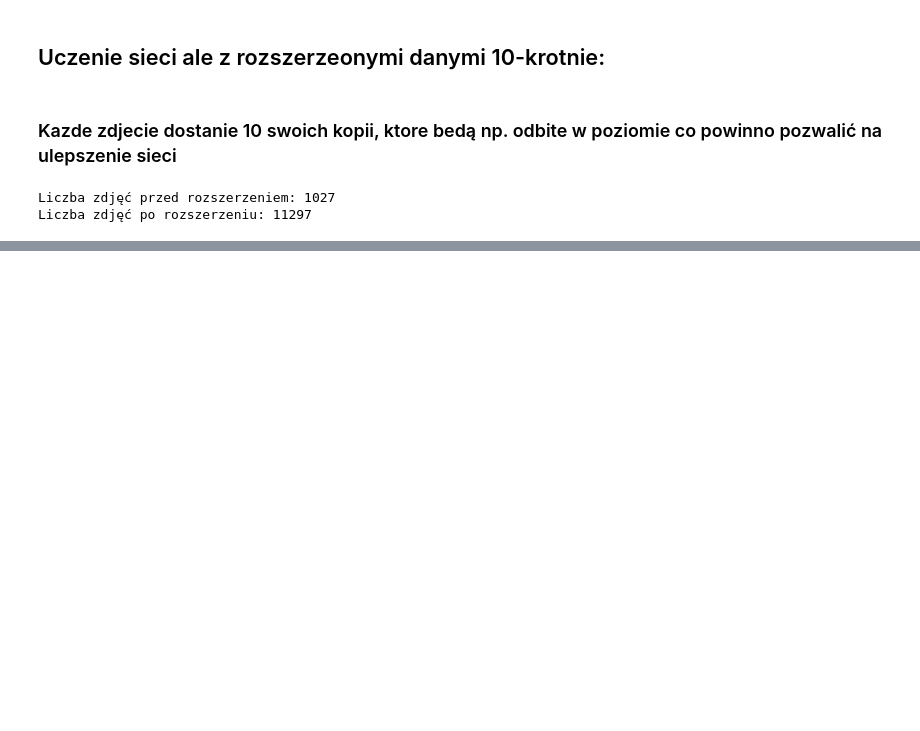
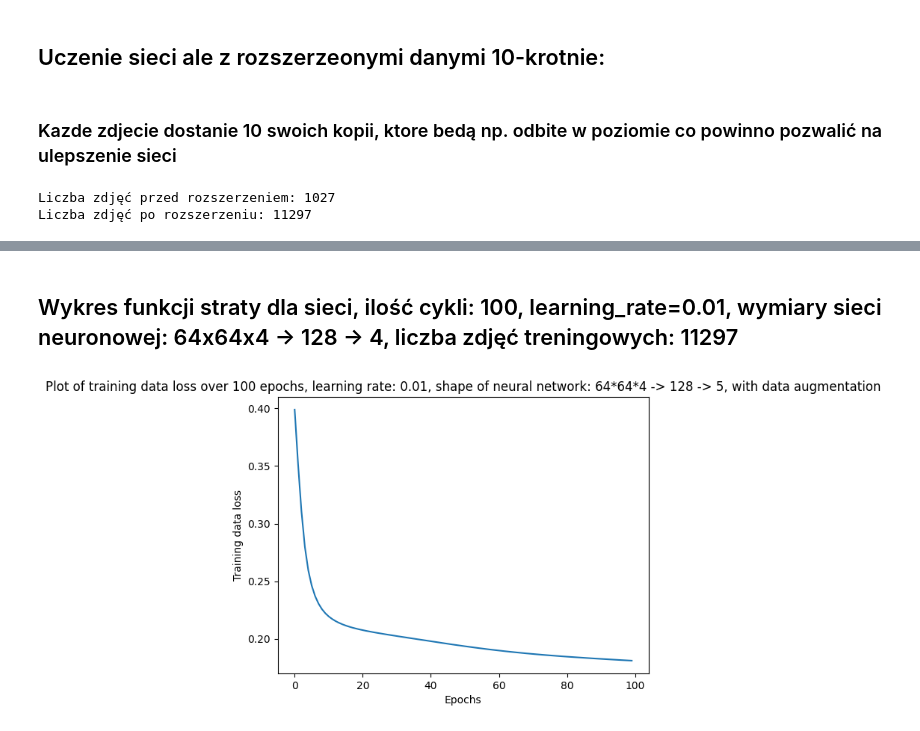
Before and after one commit to pemix09/deep-learning-labs, a Jupyter notebook: lab2/my_neural_network.ipynb, the cells around one changed output, grey strips where cells are left out. Cells and saved outputs as stored; diff of their text form; code cells hidden in the pictures; blank space fills up the shorter version.

```diff
--- a/lab2/my_neural_network.ipynb
+++ b/lab2/my_neural_network.ipynb
@@ -465,0 +490,10 @@ weights1: [[-2.22658743 -1.09990585 -1.76567076 ...  0.19680946 -1.09891141
+# %% [markdown]
+## Wykres funkcji straty dla sieci, ilość cykli: 100, learning_rate=0.01, wymiary sieci neuronowej: 64x64x4 -> 128 -> 4, liczba zdjęć treningowych: 11297
+# %%
+plt.plot(trainer_with_augmented_data.train_loss)
+plt.xlabel('Epochs')
+plt.ylabel('Training data loss')
+plt.title('Plot of training data loss over 100 epochs, learning rate: 0.01, shape of neural network: 64*64*4 -> 128 -> 5, with data augmentation')
+plt.show()
+# %% [output]
+[figure, added]
```
Also changed, not shown: parts of 42 cells of this notebook.
